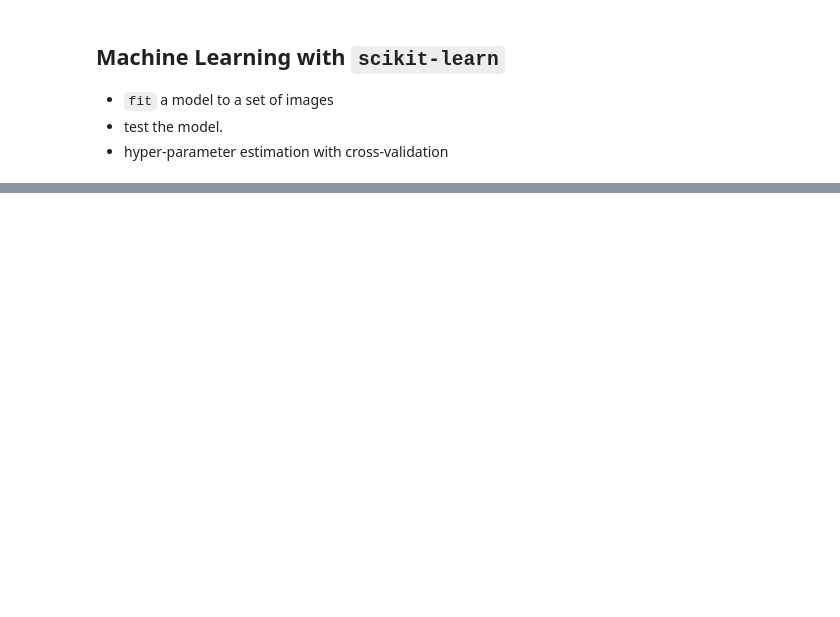
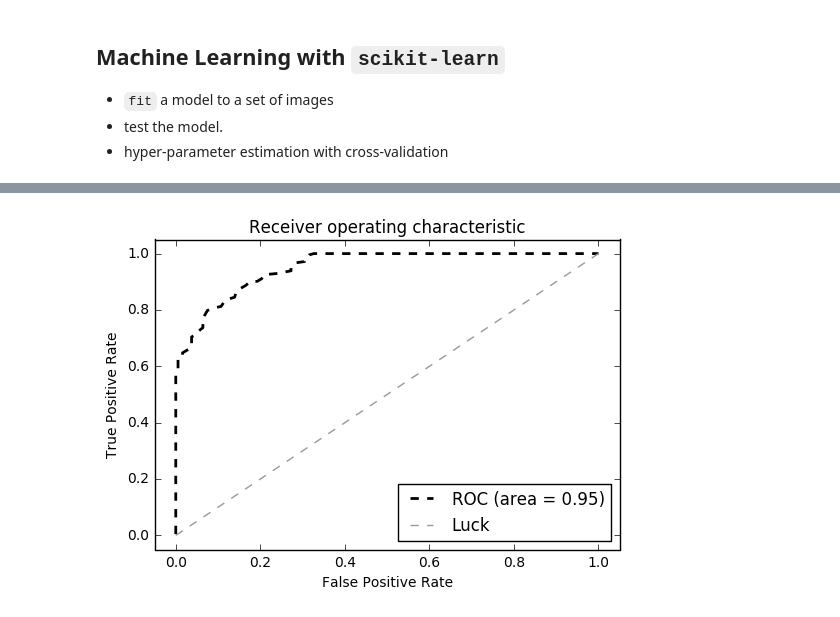
Before and after one commit to gonzmg88/python_course_ipl, a Jupyter notebook: PythonCourse.ipynb, the cells around one changed output, grey strips where cells are left out. Saved outputs shown, nothing was run; the diff lists cells and outputs as text; code cells hidden in the pictures; blank space fills up the shorter version.

```diff
--- a/PythonCourse.ipynb
+++ b/PythonCourse.ipynb
@@ -326,0 +364,5 @@ There are 49.25% cats and 50.75% dogs
+# %%
+import dogs_vs_cats
+all_files = dogs_vs_cats.image_files()
+train_features, train_labels, test_features, test_labels = dogs_vs_cats.training_test_datasets(all_files,15000,400,
+                                                                                              (33,33,1))
@@ -326,0 +374,5 @@ There are 49.25% cats and 50.75% dogs
+# %%
+from  sklearn.ensemble import RandomForestClassifier
+
+clf = RandomForestClassifier(n_estimators=100,verbose=1,n_jobs=-1)
+clf.fit(train_features, train_labels)
@@ -326,0 +398,5 @@ There are 49.25% cats and 50.75% dogs
+# %%
+%matplotlib inline
+y_proba = clf.predict_proba(test_features)
+dogs_vs_cats.plotROC(test_labels,y_proba[:,1])
+# %% [output]
@@ -326,0 +405 @@ There are 49.25% cats and 50.75% dogs
+[figure, added]
```
Also changed, not shown: parts of 20 cells of this notebook, 4 other files.
